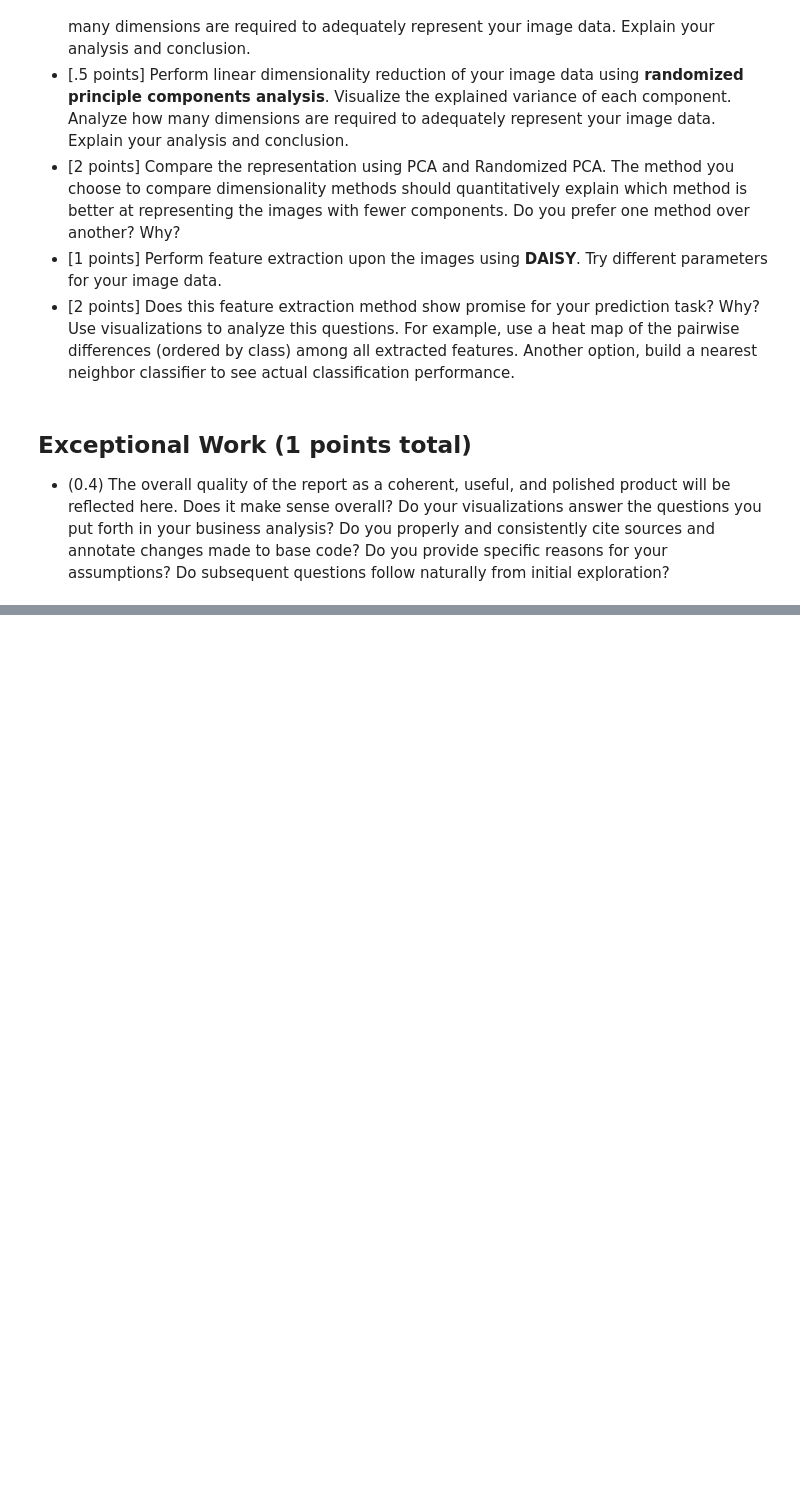
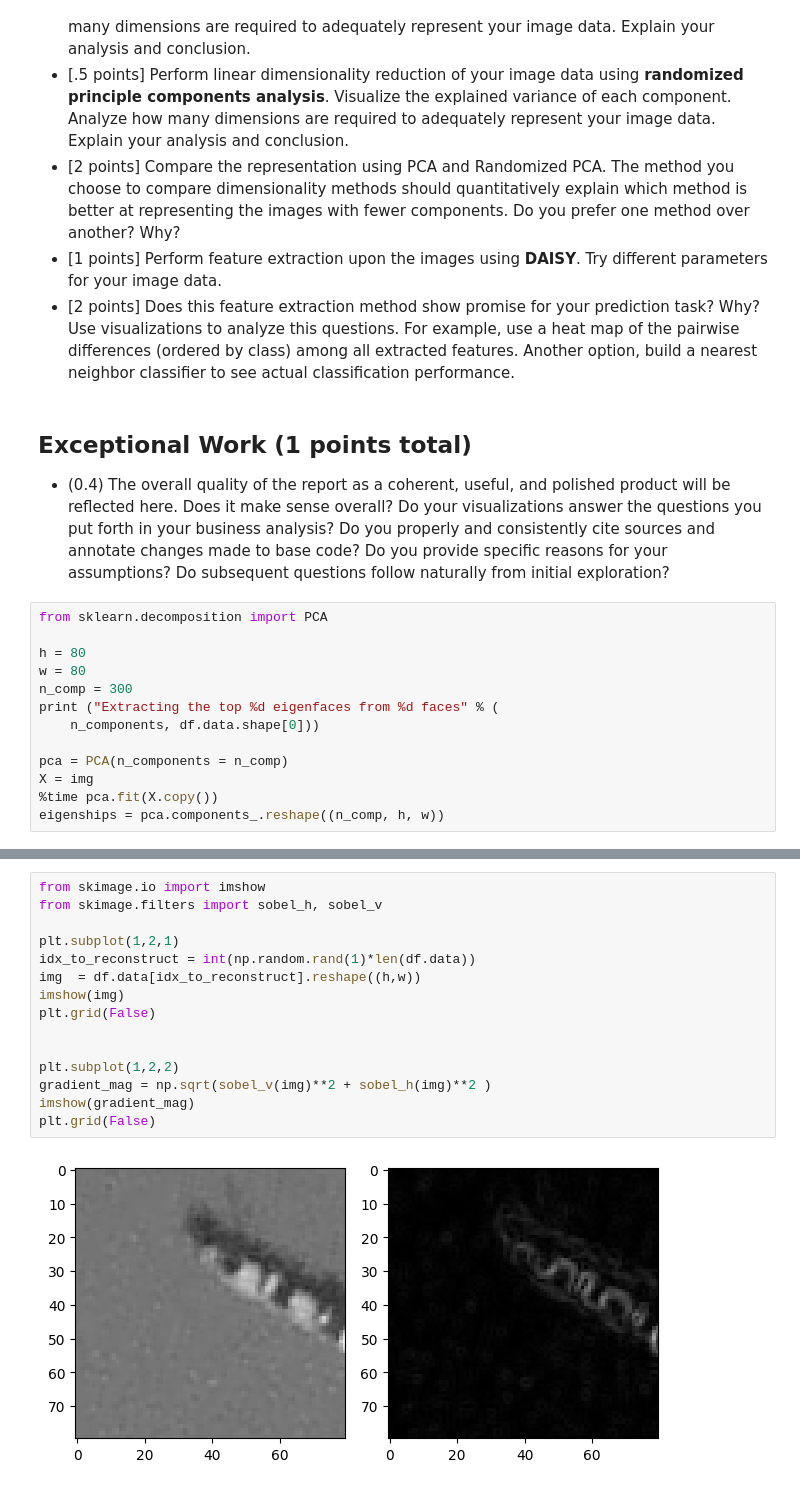
Before and after one commit to bennyandthejetss/ML_Lab2, a Jupyter notebook: Lab2.ipynb, the cells around one changed output, grey strips where cells are left out. Saved outputs shown, nothing was run; the diff lists cells and outputs as text; blank space fills up the shorter version.

```diff
--- a/Lab2.ipynb
+++ b/Lab2.ipynb
@@ -127,3 +127,16 @@ Use visualizations to analyze this questions. For example, use a heat map of the
 # %% [markdown]
 ## Exceptional Work (1 points total)
 - (0.4) The overall quality of the report as a coherent, useful, and polished product will be reflected here. Does it make sense overall? Do your visualizations answer the questions you put forth in your business analysis? Do you properly and consistently cite sources and annotate changes made to base code? Do you provide specific reasons for your assumptions? Do subsequent questions follow naturally from initial exploration?
+# %%
+from sklearn.decomposition import PCA
+
+h = 80
+w = 80
+n_comp = 300
+print ("Extracting the top %d eigenfaces from %d faces" % (
+    n_components, df.data.shape[0]))
+
+pca = PCA(n_components = n_comp)
+X = img
+%time pca.fit(X.copy())
+eigenships = pca.components_.reshape((n_comp, h, w))
@@ -129,0 +177,17 @@ Use visualizations to analyze this questions. For example, use a heat map of the
+# %%
+from skimage.io import imshow
+from skimage.filters import sobel_h, sobel_v
+
+plt.subplot(1,2,1)
+idx_to_reconstruct = int(np.random.rand(1)*len(df.data))
+img  = df.data[idx_to_reconstruct].reshape((h,w))
+imshow(img)
+plt.grid(False)
+
+
+plt.subplot(1,2,2)
+gradient_mag = np.sqrt(sobel_v(img)**2 + sobel_h(img)**2 )
+imshow(gradient_mag)
+plt.grid(False)
+# %% [output]
+[figure, added]
```
Also changed, not shown: parts of 8 cells of this notebook.
